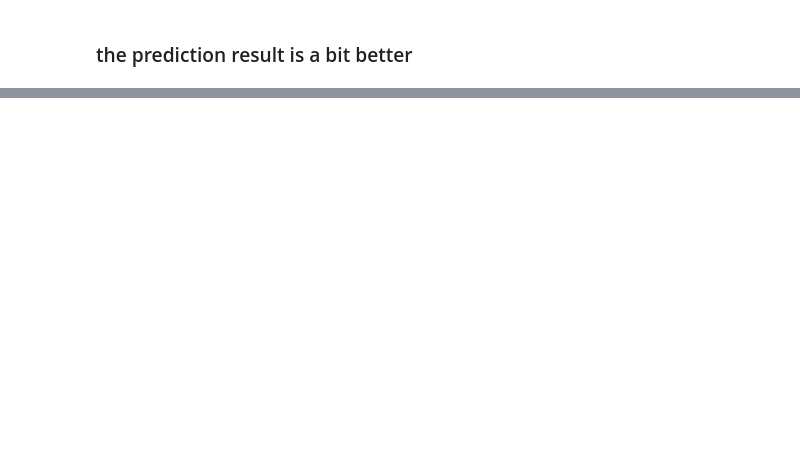
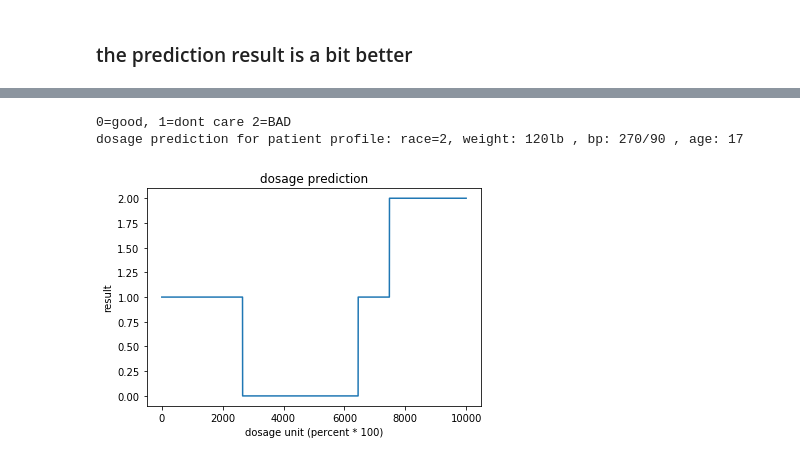
Before and after one commit to sspak9/jup, a Jupyter notebook: demo/demo.ipynb, the cells around one changed output, grey strips where cells are left out. Cells and saved outputs as stored; diff of their text form; code cells hidden in the pictures; blank space fills up the shorter version.

Commit message:
added dosage prediction

```diff
--- a/demo/demo.ipynb
+++ b/demo/demo.ipynb
@@ -548,0 +549,30 @@ Confusion Matrix: 0=effective, 1=no effect, 2=side effect
+# %%
+profile = [ 0 , 0, 1.0 , 0 , 0.4 , 0.90 ,0.21 ]
+
+max_row = 10000
+x = np.zeros([max_row,7])
+for i in range(max_row):
+    for j in range(7):
+        x[i][j] = profile[j]
+        x[i][0] = i / max_row
+
+y = model.predict(x)
+g = np.zeros(max_row)
+for i in range(max_row):
+    guess = np.argmax(y[i])
+    g[i] = guess
+
+
+print('0=good, 1=dont care 2=BAD')
+print('dosage prediction for patient profile: race=2, weight: 120lb , bp: 270/90 , age: 17')
+
+plt.plot(g)
+
+plt.title('dosage prediction')
+plt.ylabel('result')
+plt.xlabel('dosage unit (percent * 100)')
+plt.show()
+# %% [output]
+0=good, 1=dont care 2=BAD
+dosage prediction for patient profile: race=2, weight: 120lb , bp: 270/90 , age: 17
+[figure, added]
```
Also changed, not shown: parts of 22 cells of this notebook.
